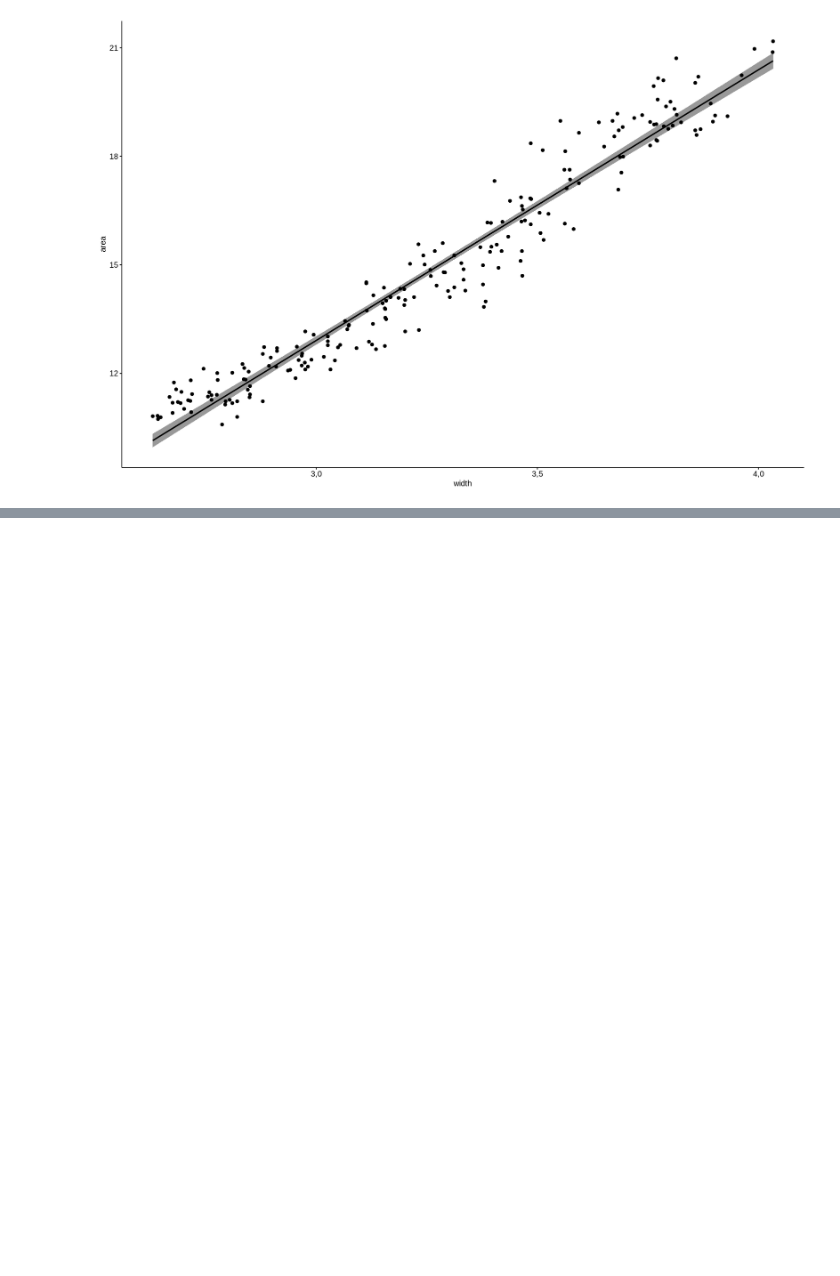
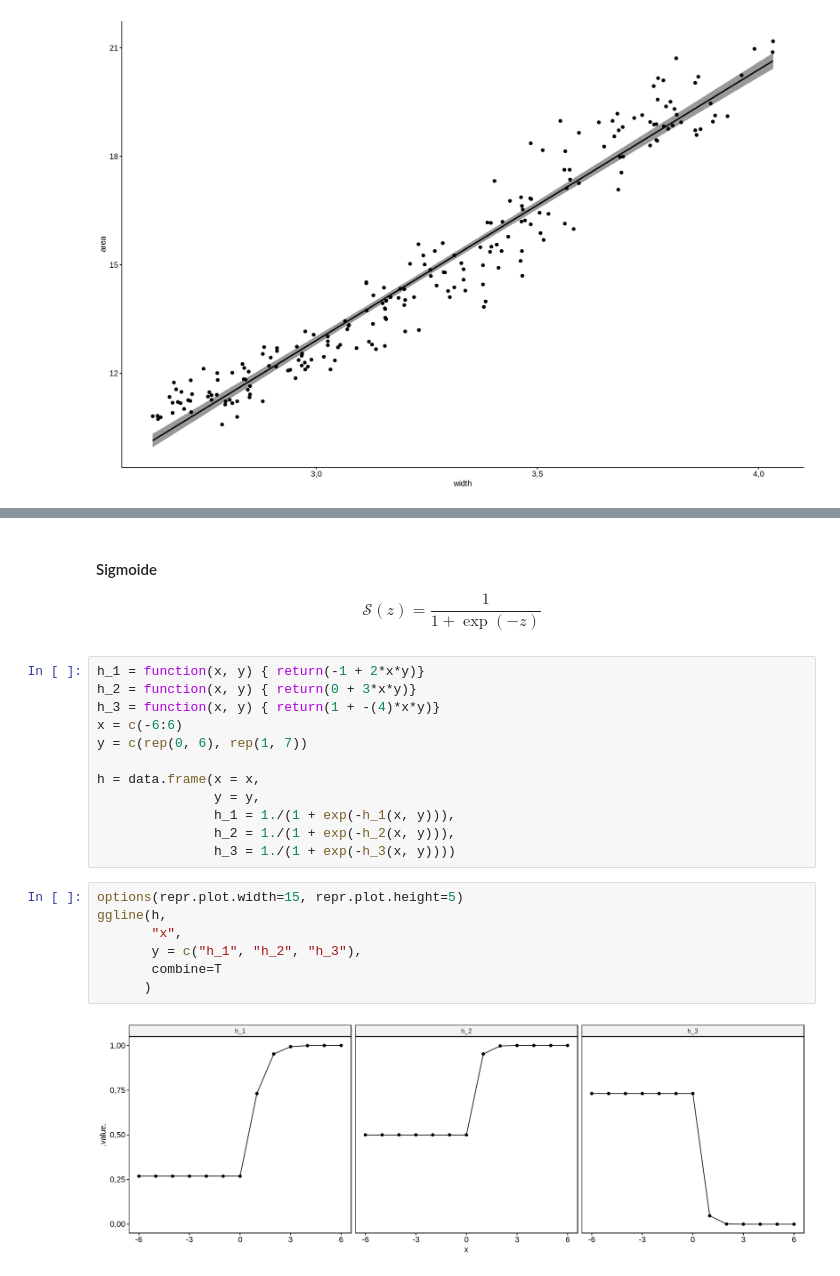
Before and after one commit to JavierArredondo/INFO-USACH-13222-AY, a Jupyter notebook: 0_introduccion.ipynb, the cells around one changed output, grey strips where cells are left out. Drawn from its saved outputs; the diff is of its cells as text; blank space fills up the shorter version.

```diff
--- a/0_introduccion.ipynb
+++ b/0_introduccion.ipynb
@@ -266,0 +314,25 @@ ggscatter(seeds,
+# %% [markdown]
+#### Sigmoide
+
+$$\mathcal{S}(z) = \frac{1}{1+\exp(-z)}$$
+# %%
+h_1 = function(x, y) { return(-1 + 2*x*y)}
+h_2 = function(x, y) { return(0 + 3*x*y)}
+h_3 = function(x, y) { return(1 + -(4)*x*y)}
+x = c(-6:6)
+y = c(rep(0, 6), rep(1, 7))
+
+h = data.frame(x = x,
+               y = y,
+               h_1 = 1./(1 + exp(-h_1(x, y))),
+               h_2 = 1./(1 + exp(-h_2(x, y))),
+               h_3 = 1./(1 + exp(-h_3(x, y))))
+# %%
+options(repr.plot.width=15, repr.plot.height=5)
+ggline(h,
+       "x",
+       y = c("h_1", "h_2", "h_3"),
+       combine=T
+      )
+# %% [output]
+[figure, added]
```
Also changed, not shown: parts of 16 cells of this notebook.
